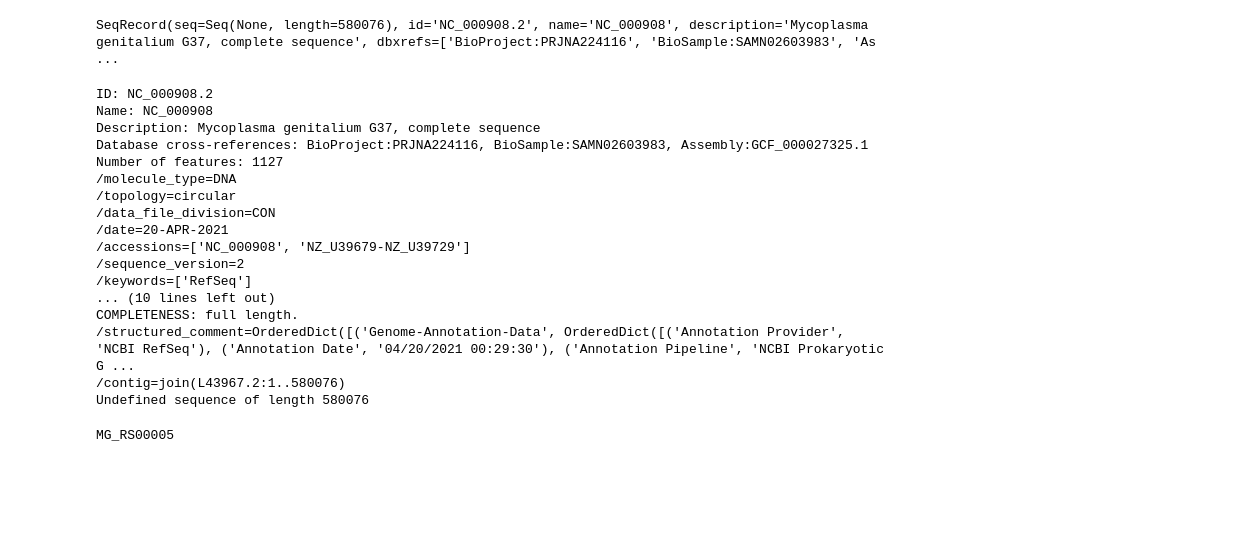
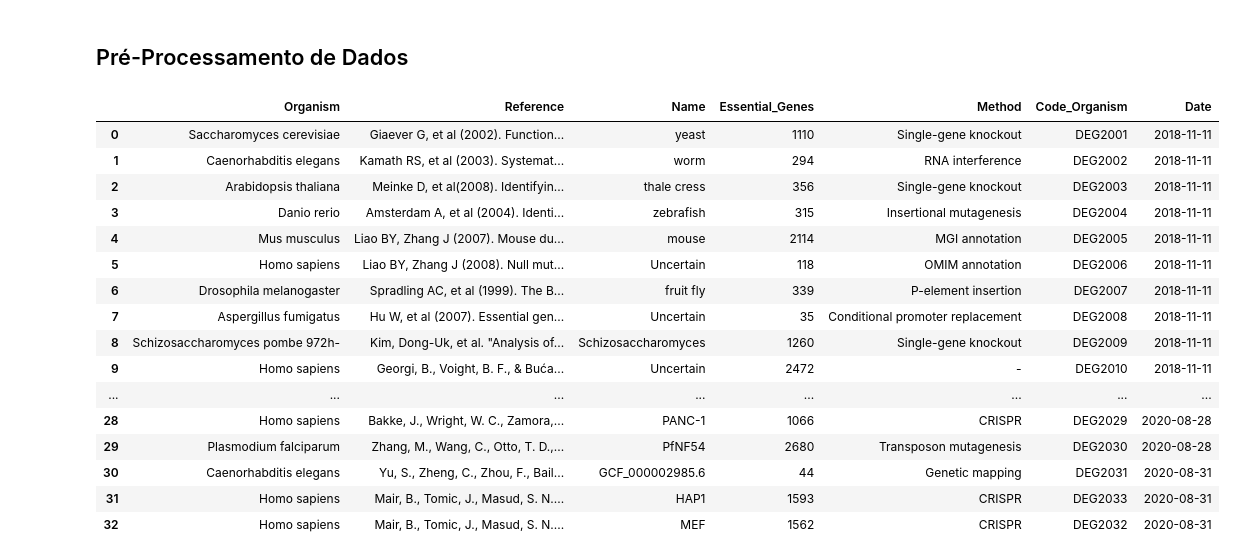
Before and after one commit to JessicaIta/deg-data-essentiality, a Jupyter notebook: deg-data-essentiality.ipynb, the cells around one changed output. Saved outputs shown, nothing was run; the diff lists cells and outputs as text; code cells hidden in the pictures; blank space fills up the shorter version.

```diff
--- a/deg-data-essentiality.ipynb
+++ b/deg-data-essentiality.ipynb
@@ -237,46 +73,0 @@ essential_genes_bac.to_csv('bacteria/essential_genes_bac.csv', index=False)
-# %%
-from Bio import Entrez, SeqIO
-#Entrez.email = "A.N.Other@example.com"
-handle = Entrez.efetch(db="nucleotide", id="NC_000908", rettype="gb", retmode="text")
-record = SeqIO.read(handle, "genbank")
-handle.close()
-record
-# %% [output]
-SeqRecord(seq=Seq(None, length=580076), id='NC_000908.2', name='NC_000908', description='Mycoplasma genitalium G37, complete sequence', dbxrefs=['BioProject:PRJNA224116', 'BioSample:SAMN02603983', 'As ...
-# %%
-print(record)
-# %% [output]
-ID: NC_000908.2
-Name: NC_000908
-Description: Mycoplasma genitalium G37, complete sequence
-Database cross-references: BioProject:PRJNA224116, BioSample:SAMN02603983, Assembly:GCF_000027325.1
-Number of features: 1127
-/molecule_type=DNA
-/topology=circular
-/data_file_division=CON
-/date=20-APR-2021
-/accessions=['NC_000908', 'NZ_U39679-NZ_U39729']
-/sequence_version=2
-/keywords=['RefSeq']
-... (10 lines left out)
-COMPLETENESS: full length.
-/structured_comment=OrderedDict([('Genome-Annotation-Data', OrderedDict([('Annotation Provider', 'NCBI RefSeq'), ('Annotation Date', '04/20/2021 00:29:30'), ('Annotation Pipeline', 'NCBI Prokaryotic G ...
-/contig=join(L43967.2:1..580076)
-Undefined sequence of length 580076
-# %%
-from Bio import SeqIO
-
-def get_cds_feature(seq_record):
-    """Função para buscar a Locus tag na feature do CDS
-    """
-
-    for feature in record.features:
-        if feature.type == "CDS":
-            return feature.qualifiers.get('locus_tag')
-    # Could not find it
-    return None
-
-cds_feature = get_cds_feature(record)
-print("".join(cds_feature))
-# %% [output]
-MG_RS00005
@@ -285,0 +74,30 @@ MG_RS00005
+# %% [markdown]
+## Pré-Processamento de Dados
+# %%
+csv_eukarioto = pd.read_csv('eucarioto/deg_eukaryotes.csv', sep=';',
+                           names=['Organism', 'Reference', 'Pubmed', 'Name',  'Essential_Genes',
+                                 '1', '2', '3', '4', '5','Method', 'Medium', 'Code_Organism', 'Date'])
+
+
+eukarioto = csv_eukarioto[['Organism', 'Reference', 'Name',  'Essential_Genes',
+                                'Method','Code_Organism', 'Date']]
+
+eukarioto
+# %% [output]
+|  | Organism | Reference | Name | Essential_Genes | Method | Code_Organism | Date |
+| 0 | Saccharomyces cerevisiae | Giaever G, et al (2002). Function... | yeast | 1110 | Single-gene knockout | DEG2001 | 2018-11-11 |
+| 1 | Caenorhabditis elegans | Kamath RS, et al (2003). Systemat... | worm | 294 | RNA interference | DEG2002 | 2018-11-11 |
+| 2 | Arabidopsis thaliana | Meinke D, et al(2008). Identifyin... | thale cress | 356 | Single-gene knockout | DEG2003 | 2018-11-11 |
+| 3 | Danio rerio | Amsterdam A, et al (2004). Identi... | zebrafish | 315 | Insertional mutagenesis | DEG2004 | 2018-11-11 |
+| 4 | Mus musculus | Liao BY, Zhang J (2007). Mouse du... | mouse | 2114 | MGI annotation | DEG2005 | 2018-11-11 |
+| 5 | Homo sapiens | Liao BY, Zhang J (2008). Null mut... | Uncertain | 118 | OMIM annotation | DEG2006 | 2018-11-11 |
+| 6 | Drosophila melanogaster | Spradling AC, et al (1999). The B... | fruit fly | 339 | P-element insertion | DEG2007 | 2018-11-11 |
+| 7 | Aspergillus fumigatus | Hu W, et al (2007). Essential gen... | Uncertain | 35 | Conditional promoter replacement | DEG2008 | 2018-11-11 |
+| 8 | Schizosaccharomyces pombe 972h- | Kim, Dong-Uk, et al. "Analysis of... | Schizosaccharomyces | 1260 | Single-gene knockout | DEG2009 | 2018-11-11 |
+| 9 | Homo sapiens | Georgi, B., Voight, B. F., & Buća... | Uncertain | 2472 | - | DEG2010 | 2018-11-11 |
+| ... | ... | ... | ... | ... | ... | ... | ... |
+| 28 | Homo sapiens | Bakke, J., Wright, W. C., Zamora,... | PANC-1 | 1066 | CRISPR | DEG2029 | 2020-08-28 |
+| 29 | Plasmodium falciparum | Zhang, M., Wang, C., Otto, T. D.,... | PfNF54 | 2680 | Transposon mutagenesis | DEG2030 | 2020-08-28 |
+| 30 | Caenorhabditis elegans | Yu, S., Zheng, C., Zhou, F., Bail... | GCF_000002985.6 | 44 | Genetic mapping | DEG2031 | 2020-08-31 |
+| 31 | Homo sapiens | Mair, B., Tomic, J., Masud, S. N.... | HAP1 | 1593 | CRISPR | DEG2033 | 2020-08-31 |
+| 32 | Homo sapiens | Mair, B., Tomic, J., Masud, S. N.... | MEF | 1562 | CRISPR | DEG2032 | 2020-08-31 |
```
Also changed, not shown: parts of 37 cells of this notebook, 1 other file.
